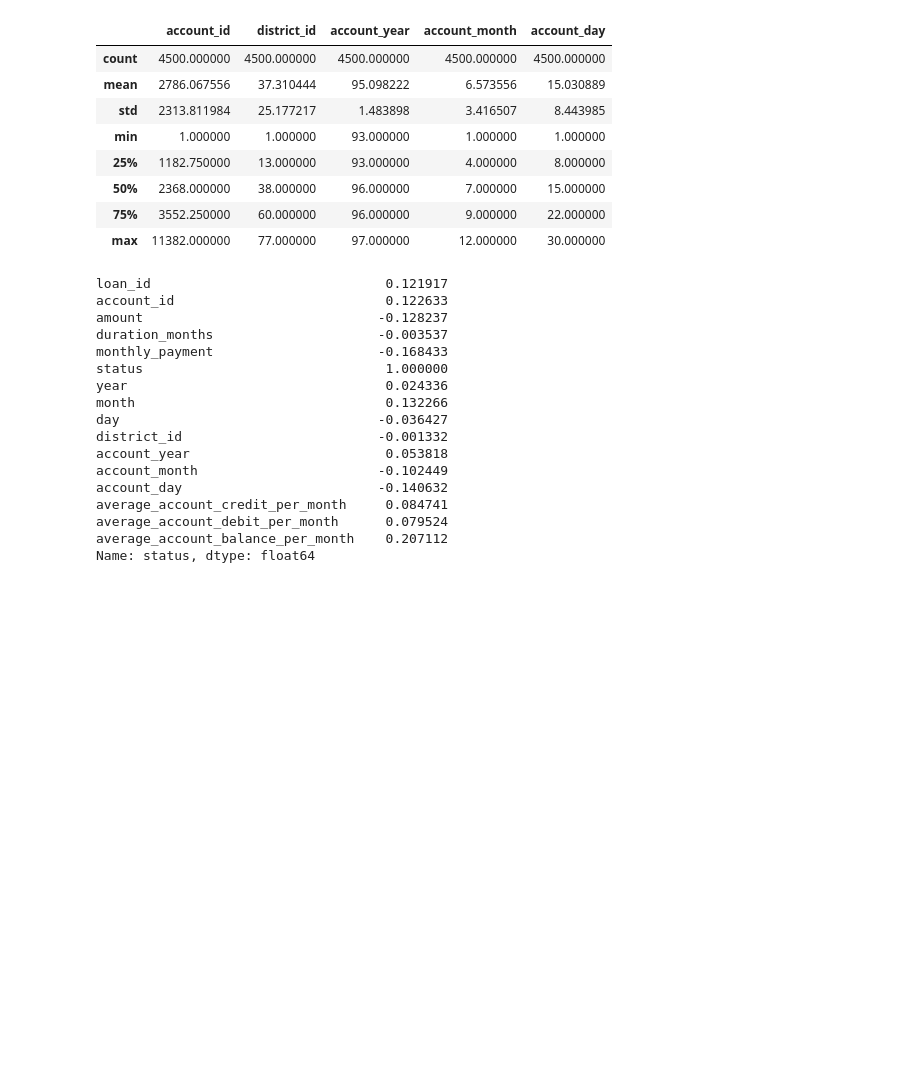
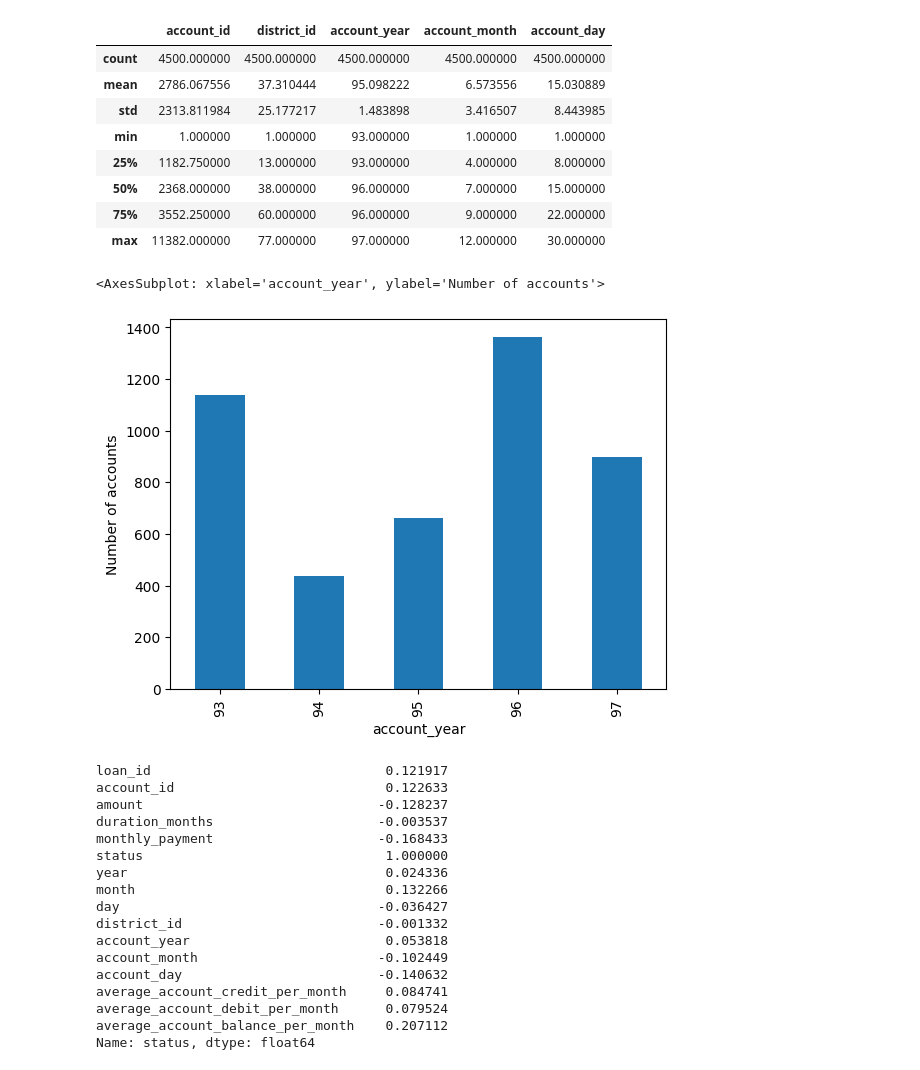
Before and after one commit to bdmendes/feup-ac-banking, a Jupyter notebook: stats.ipynb, the cells around one changed output. Cells and saved outputs as stored; diff of their text form; code cells hidden in the pictures; blank space fills up the shorter version.

Commit message:
Improve plot legends

```diff
--- a/stats.ipynb
+++ b/stats.ipynb
@@ -254,6 +254,11 @@ accounts.describe()
 | 50% | 2368.000000 | 38.000000 | 96.000000 | 7.000000 | 15.000000 |
 | 75% | 3552.250000 | 60.000000 | 96.000000 | 9.000000 | 22.000000 |
 | max | 11382.000000 | 77.000000 | 97.000000 | 12.000000 | 30.000000 |
+# %%
+accounts.account_year.value_counts().sort_index().plot.bar(xlabel='account_year', ylabel='Number of accounts')
+# %% [output]
+<AxesSubplot: xlabel='account_year', ylabel='Number of accounts'>
+[figure, added]
 # %%
 from src.feature_engineering.merge import merge_account_transactions
 accounts = merge_account_transactions(accounts, transactions)
```
Also changed, not shown: parts of 9 cells of this notebook, 1 other file.
